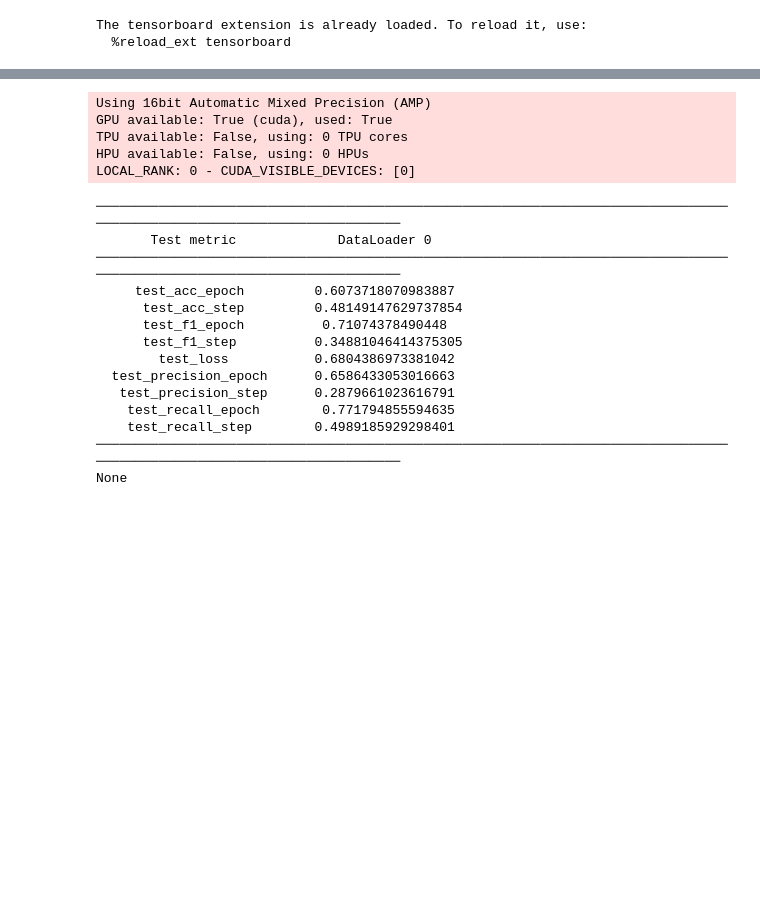
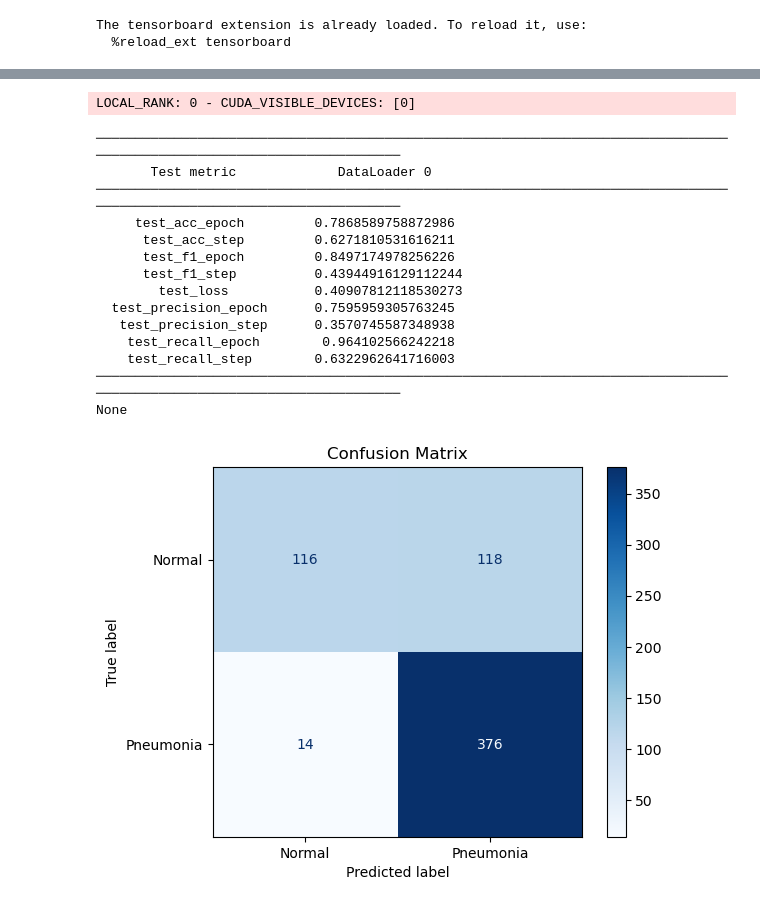
Before and after one commit to SzabadosA/pneumonia_detection, a Jupyter notebook: notebooks/Pretrained_ResNET18.ipynb, the cells around one changed output, grey strips where cells are left out. Drawn from its saved outputs; the diff is of its cells as text; code cells hidden in the pictures; blank space fills up the shorter version.

Commit message:
add metrics

```diff
--- a/notebooks/Pretrained_ResNET18.ipynb
+++ b/notebooks/Pretrained_ResNET18.ipynb
@@ -108,48 +112,55 @@ UnpicklingError: Weights only load failed. This file can still be loaded, to do
 # %%
 # Initialize the model
-model = PneumoniaClassifier(config, transform)
+#model = PneumoniaClassifier(config, transform)
 # Test the model
 metadata = model.test_model(f"../checkpoints/{config.model_name}.ckpt")
 
 # Print the metadata
 print(metadata)
 # %% [output]
-Using 16bit Automatic Mixed Precision (AMP)
-GPU available: True (cuda), used: True
-TPU available: False, using: 0 TPU cores
-HPU available: False, using: 0 HPUs
 LOCAL_RANK: 0 - CUDA_VISIBLE_DEVICES: [0]
 ────────────────────────────────────────────────────────────────────────────────────────────────────────────────────────
        Test metric             DataLoader 0
 ────────────────────────────────────────────────────────────────────────────────────────────────────────────────────────
-     test_acc_epoch         0.6073718070983887
-      test_acc_step         0.48149147629737854
-      test_f1_epoch          0.71074378490448
-      test_f1_step          0.34881046414375305
-        test_loss           0.6804386973381042
-  test_precision_epoch      0.6586433053016663
-   test_precision_step      0.2879661023616791
-    test_recall_epoch        0.771794855594635
-    test_recall_step        0.4989185929298401
+     test_acc_epoch         0.7868589758872986
+      test_acc_step         0.6271810531616211
+      test_f1_epoch         0.8497174978256226
+      test_f1_step          0.43944916129112244
+        test_loss           0.40907812118530273
+  test_precision_epoch      0.7595959305763245
+   test_precision_step      0.3570745587348938
+    test_recall_epoch        0.964102566242218
+    test_recall_step        0.6322962641716003
 ────────────────────────────────────────────────────────────────────────────────────────────────────────────────────────
 None
 # %%
-def visualize_gradcam(self):
-    random_img = self.random_image
-    image = self.transform(random_img).unsqueeze(0).to(self.device)
+from sklearn.metrics import ConfusionMatrixDisplay, confusion_matrix
+import matplotlib.pyplot as plt
 
-    target_layer = self.feature_extractor[-1]  # Use the last convolutional layer
-    cam = self.generate_gradcam(image, target_layer)
-    original_img = np.array(random_img) / 255.0  # Normalize original image
+def plot_confusion_matrix(model, dataloader, class_names):
+    all_preds = []
+    all_labels = []
 
-    cam_img = self.show_gradcam_on_image(original_img, cam)
-    plt.figure(figsize=(10, 5))
-    plt.subplot(1, 2, 1)
-    plt.title("Original Image")
-    plt.imshow(original_img)
-    plt.axis("off")
-    plt.subplot(1, 2, 2)
-    plt.title("Grad-CAM")
-    plt.imshow(cam_img)
-    plt.axis("off")
+    # Get predictions and true labels
+    device = torch.device("cuda" if torch.cuda.is_available() else "cpu")
+    model = model.to(device)
+    model.eval()
+    with torch.no_grad():
+        for data, labels in dataloader:
+            data = data.cuda()  # Move data to GPU if available
+            labels = labels.cuda()
+            preds = torch.argmax(model(data), dim=1)
+            all_preds.extend(preds.cpu().numpy())
+            all_labels.extend(labels.cpu().numpy())
+
+    # Compute confusion matrix
+    cm = confusion_matrix(all_labels, all_preds)
+    disp = ConfusionMatrixDisplay(cm, display_labels=class_names)
+    disp.plot(cmap="Blues")
+    plt.title("Confusion Matrix")
     plt.show()
+
+# Call this after training/testing
+plot_confusion_matrix(model, model.test_loader, class_names=["Normal", "Pneumonia"])
+# %% [output]
+[figure, added]
```
Also changed, not shown: parts of 5 cells of this notebook, 2 other files.
